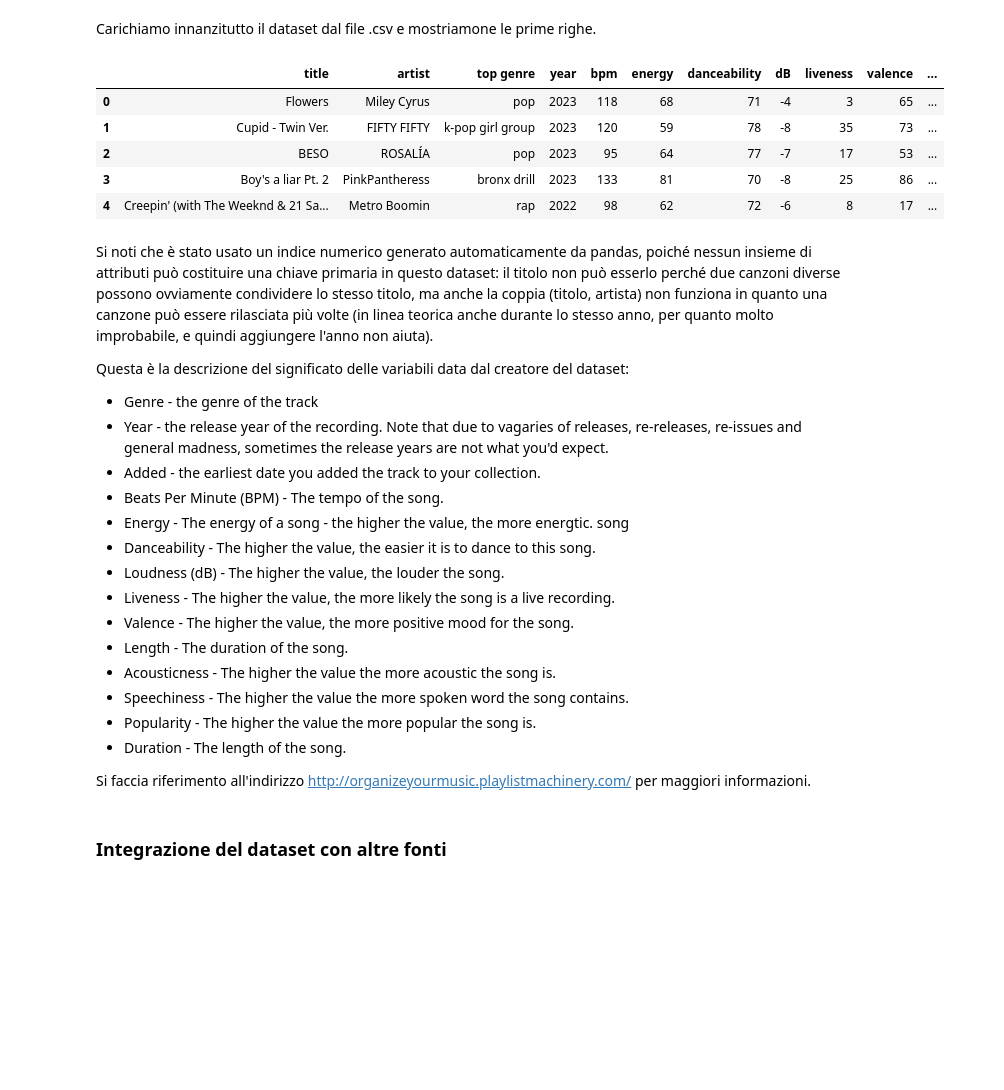
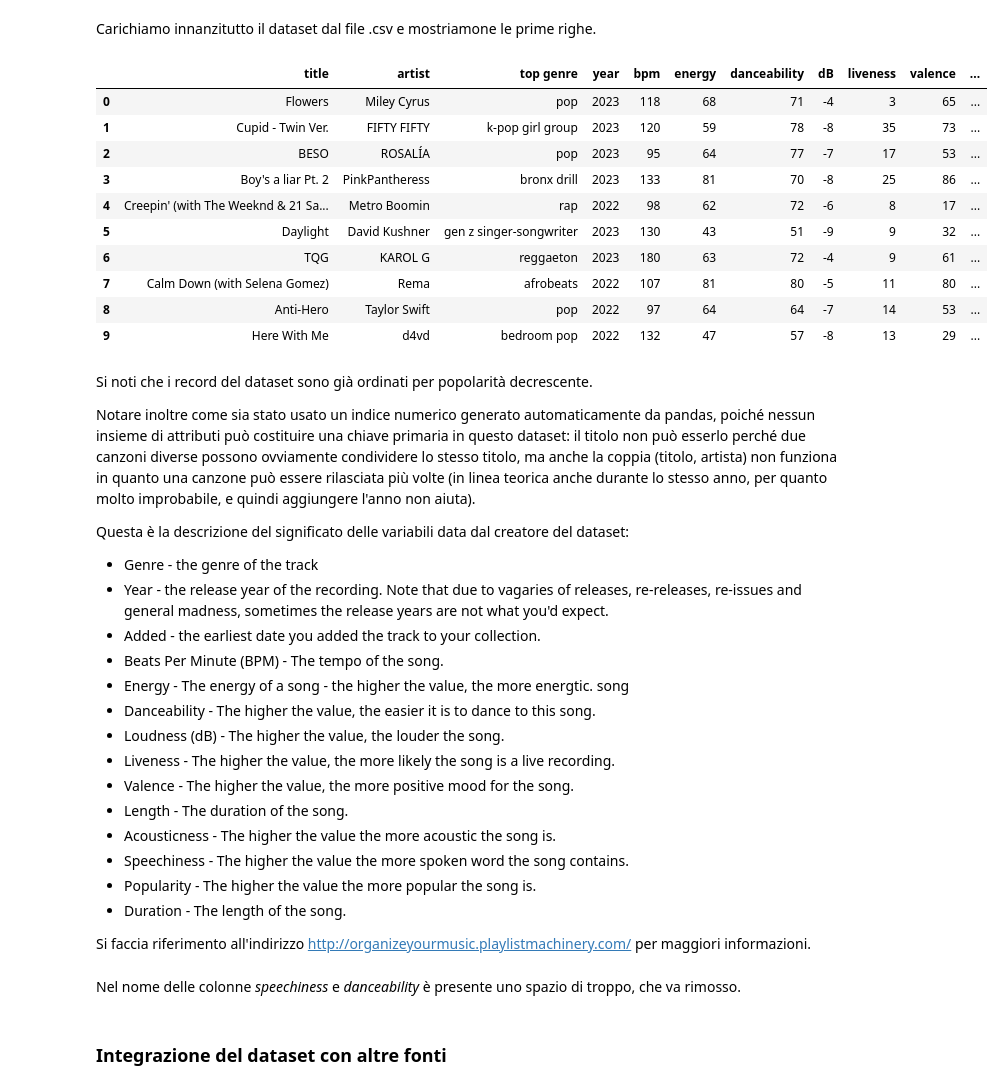
Before and after one commit to AndreaZavatta/Songs-Popularity-Prediction, a Jupyter notebook: songs-popularity-prediction.ipynb, the cells around one changed output. Saved outputs shown, nothing was run; the diff lists cells and outputs as text; code cells hidden in the pictures; blank space fills up the shorter version.

```diff
--- a/songs-popularity-prediction.ipynb
+++ b/songs-popularity-prediction.ipynb
@@ -18,16 +18,23 @@ import matplotlib.pyplot as plt
 Carichiamo innanzitutto il dataset dal file .csv e mostriamone le prime righe.
 # %%
 songs = pd.read_csv("songs.csv", sep=";")
-songs.head()
+songs.head(10)
 # %% [output]
 |  | title | artist | top genre | year | bpm | energy | danceability | dB | liveness | valence | ... |
 | 0 | Flowers | Miley Cyrus | pop | 2023 | 118 | 68 | 71 | -4 | 3 | 65 | ... |
 | 1 | Cupid - Twin Ver. | FIFTY FIFTY | k-pop girl group | 2023 | 120 | 59 | 78 | -8 | 35 | 73 | ... |
 | 2 | BESO | ROSALÍA | pop | 2023 | 95 | 64 | 77 | -7 | 17 | 53 | ... |
 | 3 | Boy's a liar Pt. 2 | PinkPantheress | bronx drill | 2023 | 133 | 81 | 70 | -8 | 25 | 86 | ... |
 | 4 | Creepin' (with The Weeknd & 21 Sa... | Metro Boomin | rap | 2022 | 98 | 62 | 72 | -6 | 8 | 17 | ... |
+| 5 | Daylight | David Kushner | gen z singer-songwriter | 2023 | 130 | 43 | 51 | -9 | 9 | 32 | ... |
+| 6 | TQG | KAROL G | reggaeton | 2023 | 180 | 63 | 72 | -4 | 9 | 61 | ... |
+| 7 | Calm Down (with Selena Gomez) | Rema | afrobeats | 2022 | 107 | 81 | 80 | -5 | 11 | 80 | ... |
+| 8 | Anti-Hero | Taylor Swift | pop | 2022 | 97 | 64 | 64 | -7 | 14 | 53 | ... |
+| 9 | Here With Me | d4vd | bedroom pop | 2022 | 132 | 47 | 57 | -8 | 13 | 29 | ... |
 # %% [markdown]
-Si noti che è stato usato un indice numerico generato automaticamente da pandas, poiché nessun insieme di attributi può costituire una chiave primaria in questo dataset: il titolo non può esserlo perché due canzoni diverse possono ovviamente condividere lo stesso titolo, ma anche la coppia (titolo, artista) non funziona in quanto una canzone può essere rilasciata più volte (in linea teorica anche durante lo stesso anno, per quanto molto improbabile, e quindi aggiungere l'anno non aiuta).
+Si noti che i record del dataset sono già ordinati per popolarità decrescente.
+
+Notare inoltre come sia stato usato un indice numerico generato automaticamente da pandas, poiché nessun insieme di attributi può costituire una chiave primaria in questo dataset: il titolo non può esserlo perché due canzoni diverse possono ovviamente condividere lo stesso titolo, ma anche la coppia (titolo, artista) non funziona in quanto una canzone può essere rilasciata più volte (in linea teorica anche durante lo stesso anno, per quanto molto improbabile, e quindi aggiungere l'anno non aiuta).
 
 Questa è la descrizione del significato delle variabili data dal creatore del dataset:
 - Genre - the genre of the track
@@ -46,3 +53,5 @@ Questa è la descrizione del significato delle variabili data dal creatore del d
 - Duration - The length of the song.
 
 Si faccia riferimento all'indirizzo http://organizeyourmusic.playlistmachinery.com/ per maggiori informazioni.
+# %% [markdown]
+Nel nome delle colonne *speechiness* e *danceability* è presente uno spazio di troppo, che va rimosso.
```
Also changed, not shown: parts of 22 cells of this notebook.
